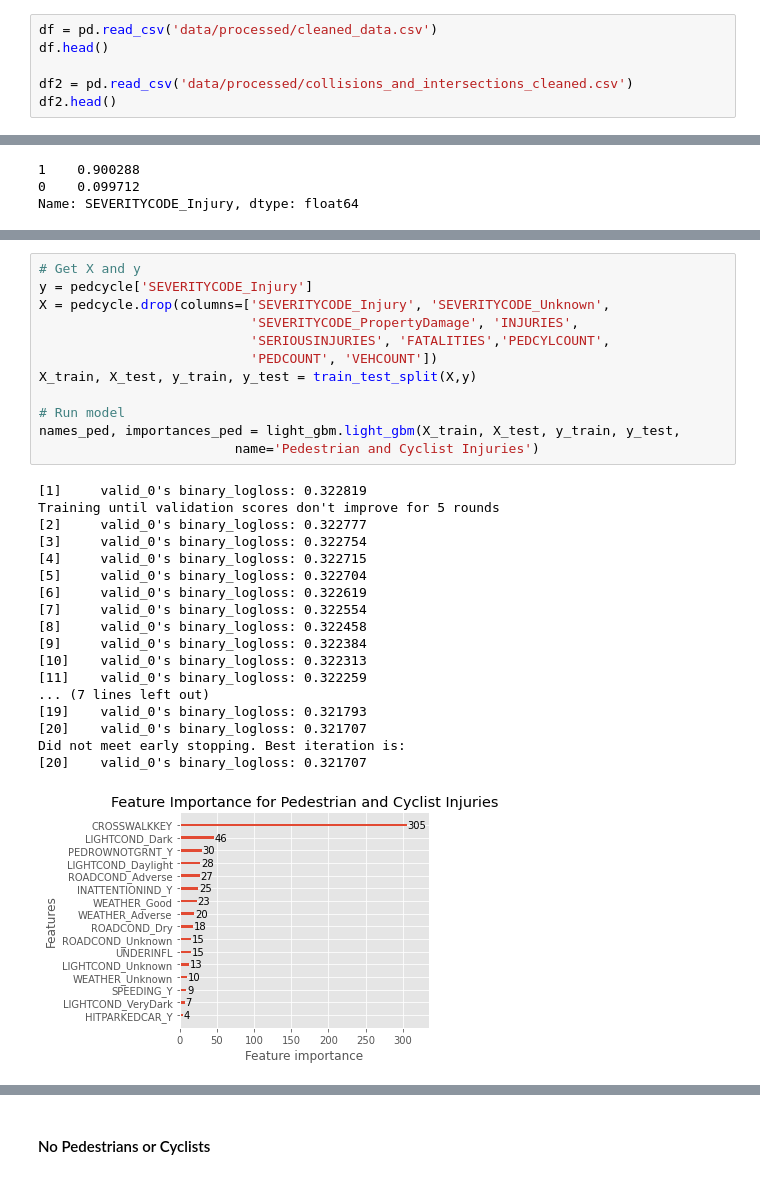
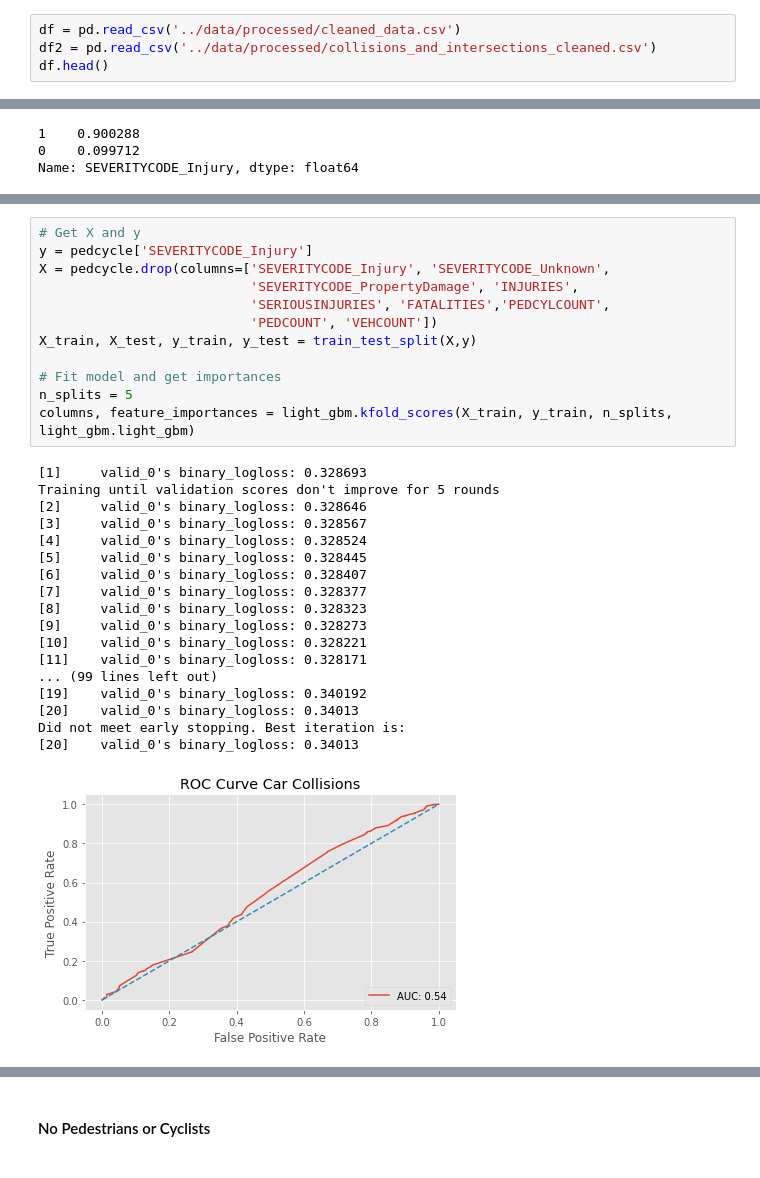
Before and after one commit to DataCircles/traffic_collisions_ml_team1, a Jupyter notebook: models/baseline_lightgbm.ipynb, the cells around one changed output, grey strips where cells are left out. Cells and saved outputs as stored; diff of their text form.

```diff
--- a/models/baseline_lightgbm.ipynb
+++ b/models/baseline_lightgbm.ipynb
@@ -30,9 +30,7 @@ pd.set_option('display.max_rows', 15)
 The autoreload extension is already loaded. To reload it, use:
   %reload_ext autoreload
 # %%
-df = pd.read_csv('data/processed/cleaned_data.csv')
+df = pd.read_csv('../data/processed/cleaned_data.csv')
+df2 = pd.read_csv('../data/processed/collisions_and_intersections_cleaned.csv')
 df.head()
-
-df2 = pd.read_csv('data/processed/collisions_and_intersections_cleaned.csv')
-df2.head()
 # %% [output]
@@ -138,31 +133,31 @@ Index(['PEDCOUNT', 'PEDCYLCOUNT', 'VEHCOUNT', 'INJURIES', 'SERIOUSINJURIES',
 # %%
 # Get X and y
 y = pedcycle['SEVERITYCODE_Injury']
 X = pedcycle.drop(columns=['SEVERITYCODE_Injury', 'SEVERITYCODE_Unknown',
                            'SEVERITYCODE_PropertyDamage', 'INJURIES',
                            'SERIOUSINJURIES', 'FATALITIES','PEDCYLCOUNT',
                            'PEDCOUNT', 'VEHCOUNT'])
 X_train, X_test, y_train, y_test = train_test_split(X,y)
 
-# Run model
-names_ped, importances_ped = light_gbm.light_gbm(X_train, X_test, y_train, y_test,
-                         name='Pedestrian and Cyclist Injuries')
+# Fit model and get importances
+n_splits = 5
+columns, feature_importances = light_gbm.kfold_scores(X_train, y_train, n_splits, light_gbm.light_gbm)
 # %% [output]
-[1]     valid_0's binary_logloss: 0.322819
+[1]     valid_0's binary_logloss: 0.328693
 Training until validation scores don't improve for 5 rounds
-[2]     valid_0's binary_logloss: 0.322777
-[3]     valid_0's binary_logloss: 0.322754
-[4]     valid_0's binary_logloss: 0.322715
-[5]     valid_0's binary_logloss: 0.322704
-[6]     valid_0's binary_logloss: 0.322619
-[7]     valid_0's binary_logloss: 0.322554
-[8]     valid_0's binary_logloss: 0.322458
-[9]     valid_0's binary_logloss: 0.322384
-[10]    valid_0's binary_logloss: 0.322313
-[11]    valid_0's binary_logloss: 0.322259
-... (7 lines left out)
-[19]    valid_0's binary_logloss: 0.321793
-[20]    valid_0's binary_logloss: 0.321707
+[2]     valid_0's binary_logloss: 0.328646
+[3]     valid_0's binary_logloss: 0.328567
+[4]     valid_0's binary_logloss: 0.328524
+[5]     valid_0's binary_logloss: 0.328445
+[6]     valid_0's binary_logloss: 0.328407
+[7]     valid_0's binary_logloss: 0.328377
+[8]     valid_0's binary_logloss: 0.328323
+[9]     valid_0's binary_logloss: 0.328273
+[10]    valid_0's binary_logloss: 0.328221
+[11]    valid_0's binary_logloss: 0.328171
+... (99 lines left out)
+[19]    valid_0's binary_logloss: 0.340192
+[20]    valid_0's binary_logloss: 0.34013
 Did not meet early stopping. Best iteration is:
-[20]    valid_0's binary_logloss: 0.321707
+[20]    valid_0's binary_logloss: 0.34013
-[figure, old version]
+[figure, new version]
```
Also changed, not shown: parts of 24 cells of this notebook, 5 other files.
